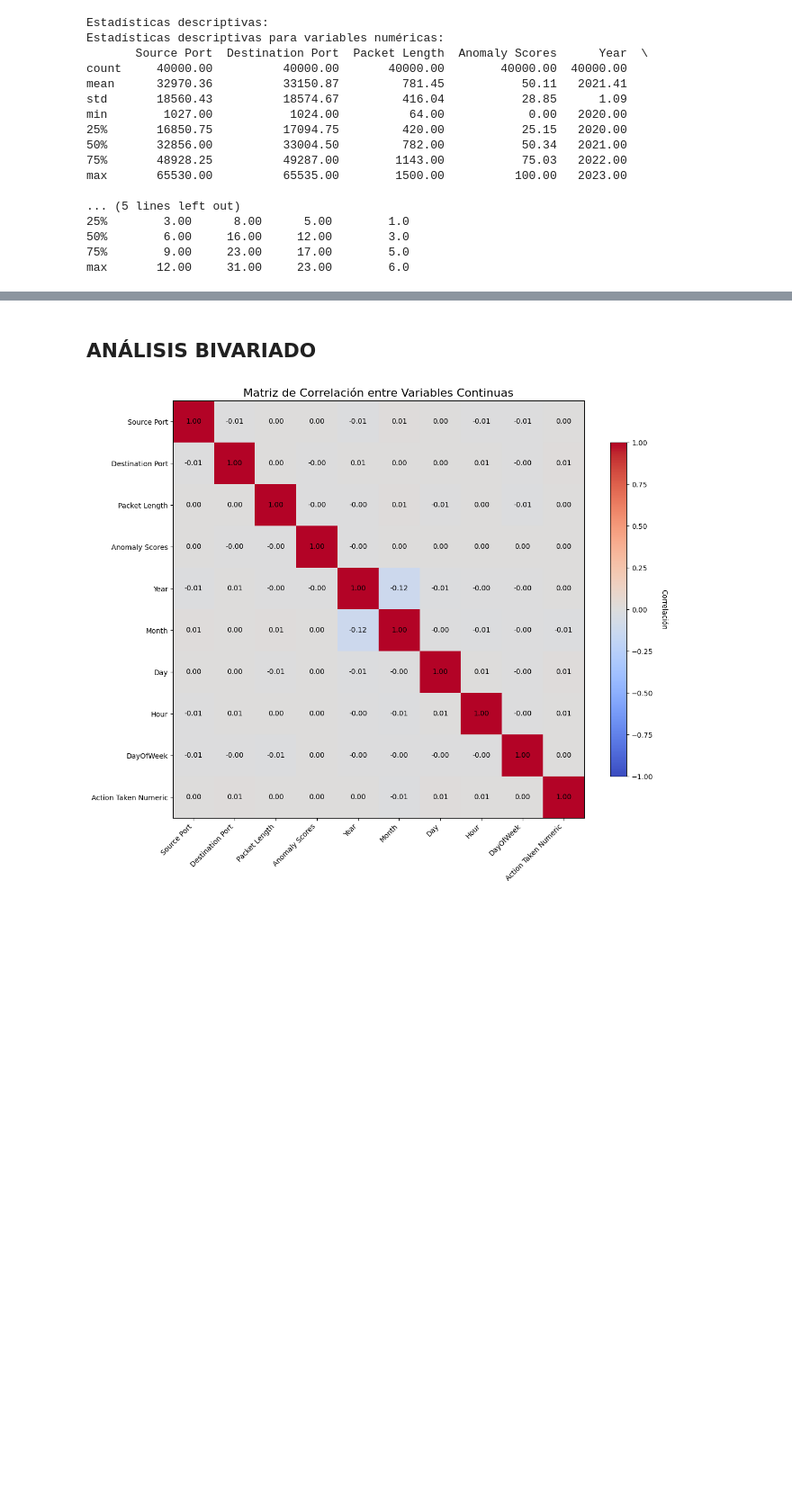
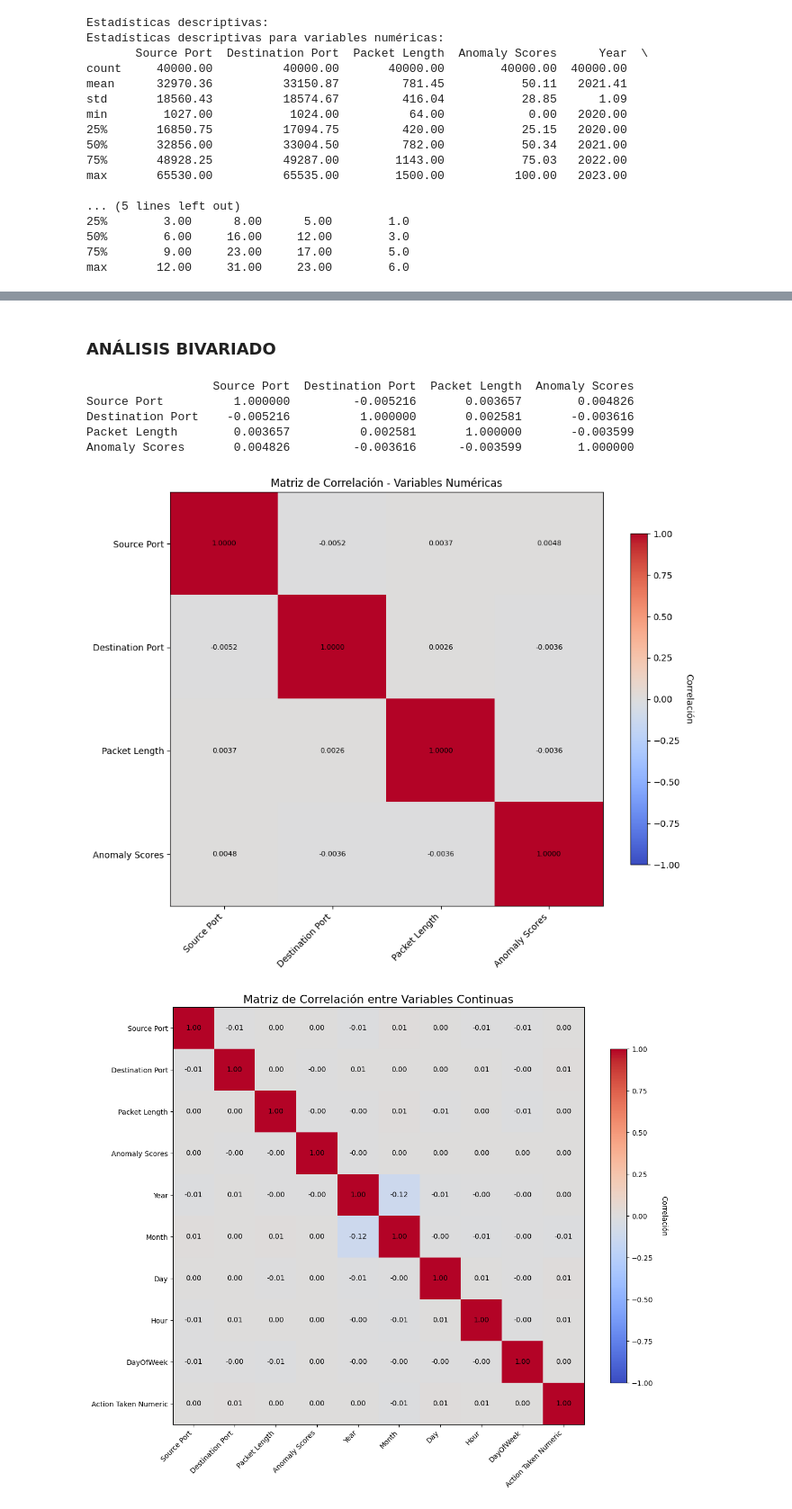
Before and after one commit to acvalenciaudea/fundamentos_de_programacion_cd, a Jupyter notebook: taller3/main.ipynb, the cells around one changed output, grey strips where cells are left out. Shown at 90% size. Cells and saved outputs as stored; diff of their text form; code cells hidden in the pictures; blank space fills up the shorter version.

```diff
--- a/taller3/main.ipynb
+++ b/taller3/main.ipynb
@@ -314,6 +459,7 @@ for col in key_categorical:
         axes[i].bar(
             df.groupby(df[col].dropna()).size().index,
             df.groupby(df[col].dropna()).size().values,
+            color=plt.cm.Set3(i)
         )
         axes[i].set_title(f"Distribución de {col}")
         axes[i].set_xlabel(col)
@@ -324,8 +470,6 @@ for col in key_categorical:
         )
         axes[i].grid(True, alpha=0.3)
 
-
 plt.tight_layout()
-plt.savefig(f"univariate_categorical_{fig_count}.png", dpi=300, bbox_inches="tight")
 plt.show()
 # %% [output]
@@ -354,6 +496,44 @@ numeric_columns Index(['Source Port', 'Destination Port', 'Packet Length', 'Anom
 [figure]
 # %% [markdown]
-## ANÁLISIS BIVARIADO
+### ANÁLISIS BIVARIADO
+# %%
+# Filtrar las columnas numéricas excluyendo "Action Taken Numeric"
+numeric_columns_filtered = [col for col in numeric_columns if col != "Action Taken Numeric"]
+correlation_matrix = df[numeric_columns_filtered].corr()
+print(correlation_matrix)
+
+# Crear figura y ejes
+fig, ax = plt.subplots(figsize=(10, 8))
+
+# Crear el mapa de calor usando imshow
+im = ax.imshow(correlation_matrix, cmap='coolwarm', aspect='auto', vmin=-1, vmax=1)
+
+# Configurar las etiquetas de los ejes
+ax.set_xticks(range(len(correlation_matrix.columns)))
+ax.set_yticks(range(len(correlation_matrix.columns)))
+ax.set_xticklabels(correlation_matrix.columns, rotation=45, ha='right')
+ax.set_yticklabels(correlation_matrix.columns)
+
+# Añadir los valores de correlación en cada celda
+for i in range(len(correlation_matrix.columns)):
+    for j in range(len(correlation_matrix.columns)):
+        text = ax.text(j, i, f'{correlation_matrix.iloc[i, j]:.4f}',
+                      ha='center', va='center', color='black', fontsize=8)
+
+# Añadir barra de colores
+cbar = plt.colorbar(im, ax=ax, shrink=0.8)
+cbar.set_label('Correlación', rotation=270, labelpad=15)
+
+plt.title('Matriz de Correlación - Variables Numéricas')
+plt.tight_layout()
+plt.show()
+# %% [output]
+                  Source Port  Destination Port  Packet Length  Anomaly Scores
+Source Port          1.000000         -0.005216       0.003657        0.004826
+Destination Port    -0.005216          1.000000       0.002581       -0.003616
+Packet Length        0.003657          0.002581       1.000000       -0.003599
+Anomaly Scores       0.004826         -0.003616      -0.003599        1.000000
+[figure, added]
 # %%
 numeric_data = df.select_dtypes(include=[np.number])
 
```
Also changed, not shown: parts of 40 cells of this notebook, 1 other file.
